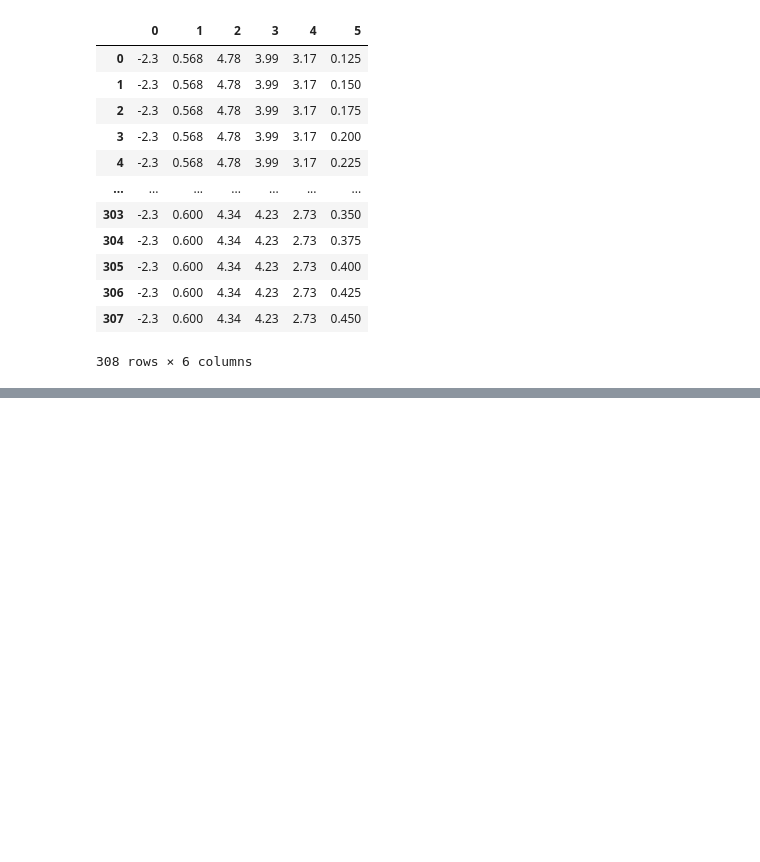
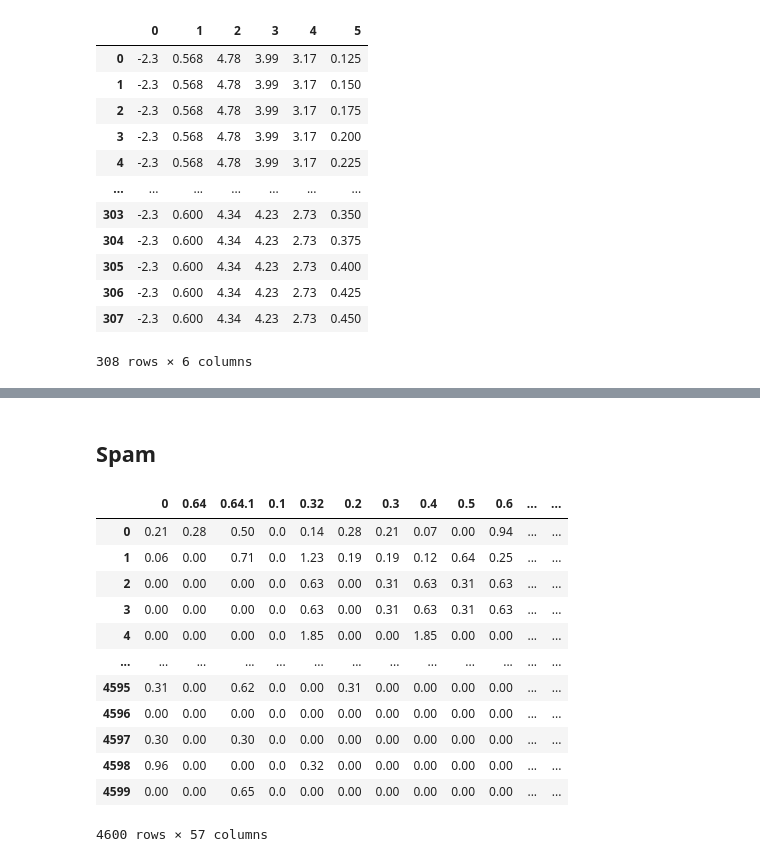
Before and after one commit to vanderschaarlab/hyperimpute, a Jupyter notebook: tutorials/tutorial_02_hyperimpute_example.ipynb, the cells around one changed output, grey strips where cells are left out. Drawn from its saved outputs; the diff is of its cells as text; code cells hidden in the pictures; blank space fills up the shorter version.

```diff
--- a/tutorials/tutorial_02_hyperimpute_example.ipynb
+++ b/tutorials/tutorial_02_hyperimpute_example.ipynb
@@ -1443,3 +1443,33 @@ Downstream model prediction error
 | MAR | 0.3 | 3.75348 | 8.46226 | 1.71259 | 0.556368 | 2.94745 | 5.4365 | 13.3007 | ... |
 | MAR | 0.5 | 74.4782 | 14.6099 | 4.00731 | 3.65815 | 4.20069 | 16.9541 | 3.08936 | ... |
 | MAR | 0.7 | 22.2583 | 269.904 | 38.4957 | 30.5829 | 25.1614 | 35.9457 | 44.2898 | ... |
+# %% [markdown]
+## Spam
+# %%
+from sklearn.preprocessing import LabelEncoder
+
+df = pd.read_csv("https://archive.ics.uci.edu/ml/machine-learning-databases/spambase/spambase.data")
+
+for col in df.columns:
+    if df[col].dtype == "object":
+        df[col] = LabelEncoder().fit_transform(df[col])
+
+last_col = df.columns[-1]
+y = df[last_col]
+X_raw = df.drop(columns = [last_col])
+
+X_raw
+# %% [output]
+|  | 0 | 0.64 | 0.64.1 | 0.1 | 0.32 | 0.2 | 0.3 | 0.4 | 0.5 | 0.6 | ... | ... |
+| 0 | 0.21 | 0.28 | 0.50 | 0.0 | 0.14 | 0.28 | 0.21 | 0.07 | 0.00 | 0.94 | ... | ... |
+| 1 | 0.06 | 0.00 | 0.71 | 0.0 | 1.23 | 0.19 | 0.19 | 0.12 | 0.64 | 0.25 | ... | ... |
+| 2 | 0.00 | 0.00 | 0.00 | 0.0 | 0.63 | 0.00 | 0.31 | 0.63 | 0.31 | 0.63 | ... | ... |
+| 3 | 0.00 | 0.00 | 0.00 | 0.0 | 0.63 | 0.00 | 0.31 | 0.63 | 0.31 | 0.63 | ... | ... |
+| 4 | 0.00 | 0.00 | 0.00 | 0.0 | 1.85 | 0.00 | 0.00 | 1.85 | 0.00 | 0.00 | ... | ... |
+| ... | ... | ... | ... | ... | ... | ... | ... | ... | ... | ... | ... | ... |
+| 4595 | 0.31 | 0.00 | 0.62 | 0.0 | 0.00 | 0.31 | 0.00 | 0.00 | 0.00 | 0.00 | ... | ... |
+| 4596 | 0.00 | 0.00 | 0.00 | 0.0 | 0.00 | 0.00 | 0.00 | 0.00 | 0.00 | 0.00 | ... | ... |
+| 4597 | 0.30 | 0.00 | 0.30 | 0.0 | 0.00 | 0.00 | 0.00 | 0.00 | 0.00 | 0.00 | ... | ... |
+| 4598 | 0.96 | 0.00 | 0.00 | 0.0 | 0.32 | 0.00 | 0.00 | 0.00 | 0.00 | 0.00 | ... | ... |
+| 4599 | 0.00 | 0.00 | 0.65 | 0.0 | 0.00 | 0.00 | 0.00 | 0.00 | 0.00 | 0.00 | ... | ... |
+4600 rows × 57 columns
```
Also changed, not shown: parts of 8 cells of this notebook.
